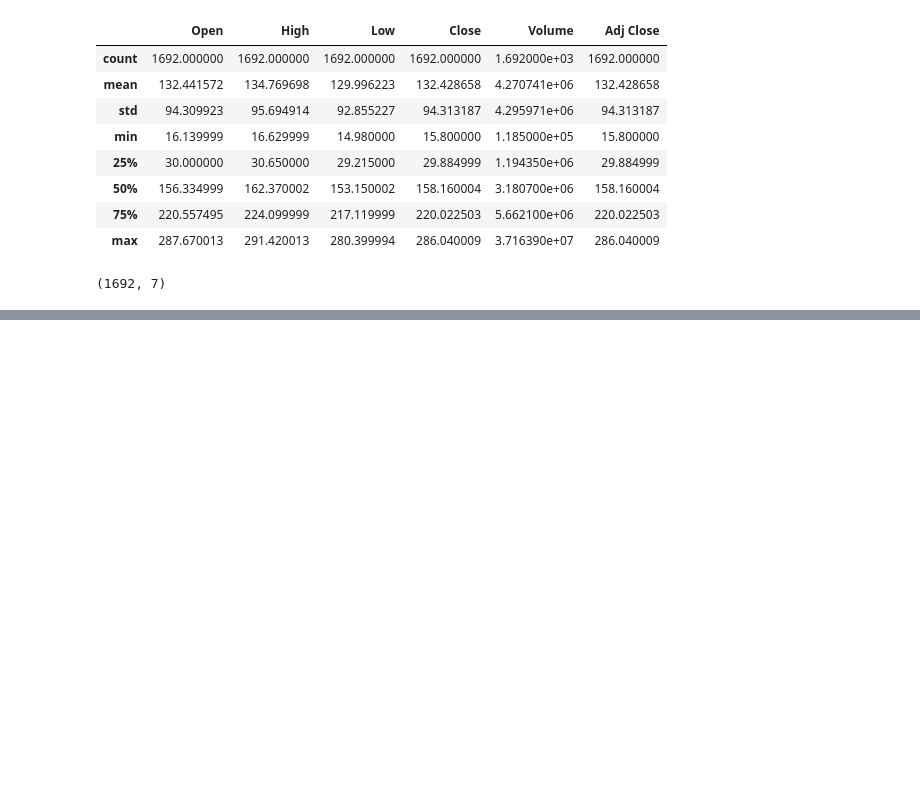
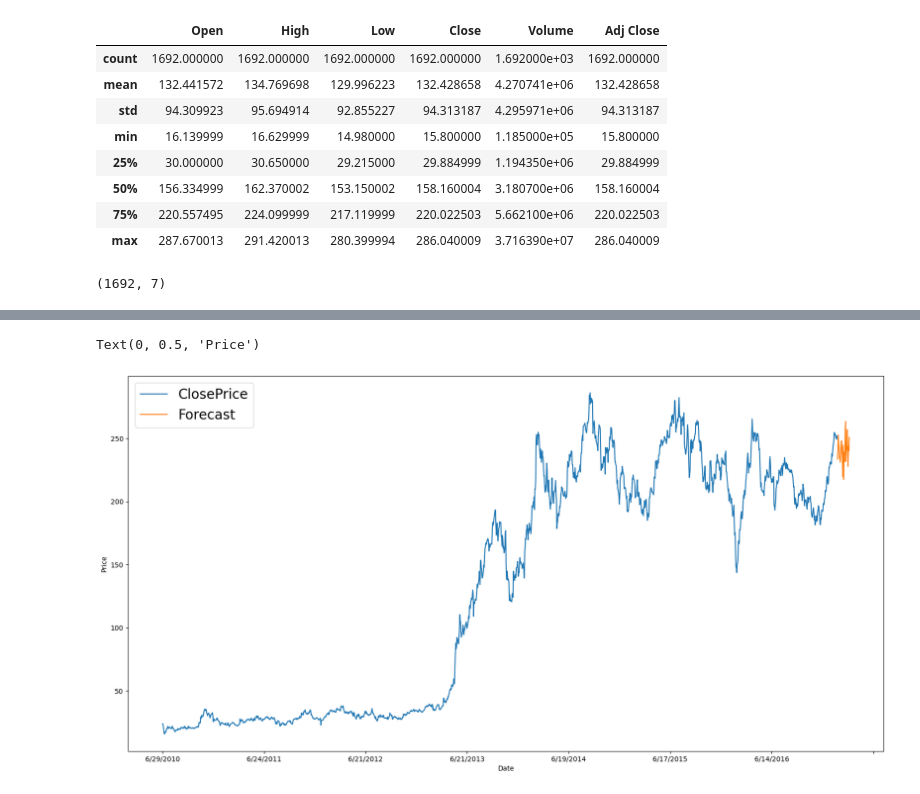
Before and after one commit to Amoako419/10_ML_projects, a Jupyter notebook: tesla_price_prediction/tesla.ipynb, the cells around one changed output, grey strips where cells are left out. Saved outputs shown, nothing was run; the diff lists cells and outputs as text; code cells hidden in the pictures; blank space fills up the shorter version.

Commit message:
model build done

```diff
--- a/tesla_price_prediction/tesla.ipynb
+++ b/tesla_price_prediction/tesla.ipynb
@@ -56,0 +93,2 @@ data = data[["HL_Perc", "CO_Perc", "Adj Close", "Volume"]]
+# %%
+model.fit(X_train,y_train)
@@ -56,0 +102,2 @@ data = data[["HL_Perc", "CO_Perc", "Adj Close", "Volume"]]
+# %%
+model.fit(X,y)
@@ -56,0 +106,3 @@ data = data[["HL_Perc", "CO_Perc", "Adj Close", "Volume"]]
+# %%
+predictions = model.predict(X_Check)
+predictions
@@ -56,0 +118,20 @@ data = data[["HL_Perc", "CO_Perc", "Adj Close", "Volume"]]
+# %%
+#Make the final DataFrame containing Dates, ClosePrices, and Forecast values
+actual = pd.DataFrame(dates, columns = ["Date"])
+actual["ClosePrice"] = data["Adj Close"]
+actual["Forecast"] = np.nan
+actual.set_index("Date", inplace = True)
+forecast = pd.DataFrame(dates_check, columns=["Date"])
+forecast["Forecast"] = predictions
+forecast["ClosePrice"] = np.nan
+forecast.set_index("Date", inplace = True)
+var = [actual, forecast]
+result = pd.concat(var)  #This is the final DataFrame
+# %%
+result.plot(figsize=(20,10), linewidth=1.5)
+plt.legend(loc=2, prop={'size':20})
+plt.xlabel('Date')
+plt.ylabel('Price')
+# %% [output]
+Text(0, 0.5, 'Price')
+[figure, added]
```
Also changed, not shown: parts of 10 cells of this notebook.
